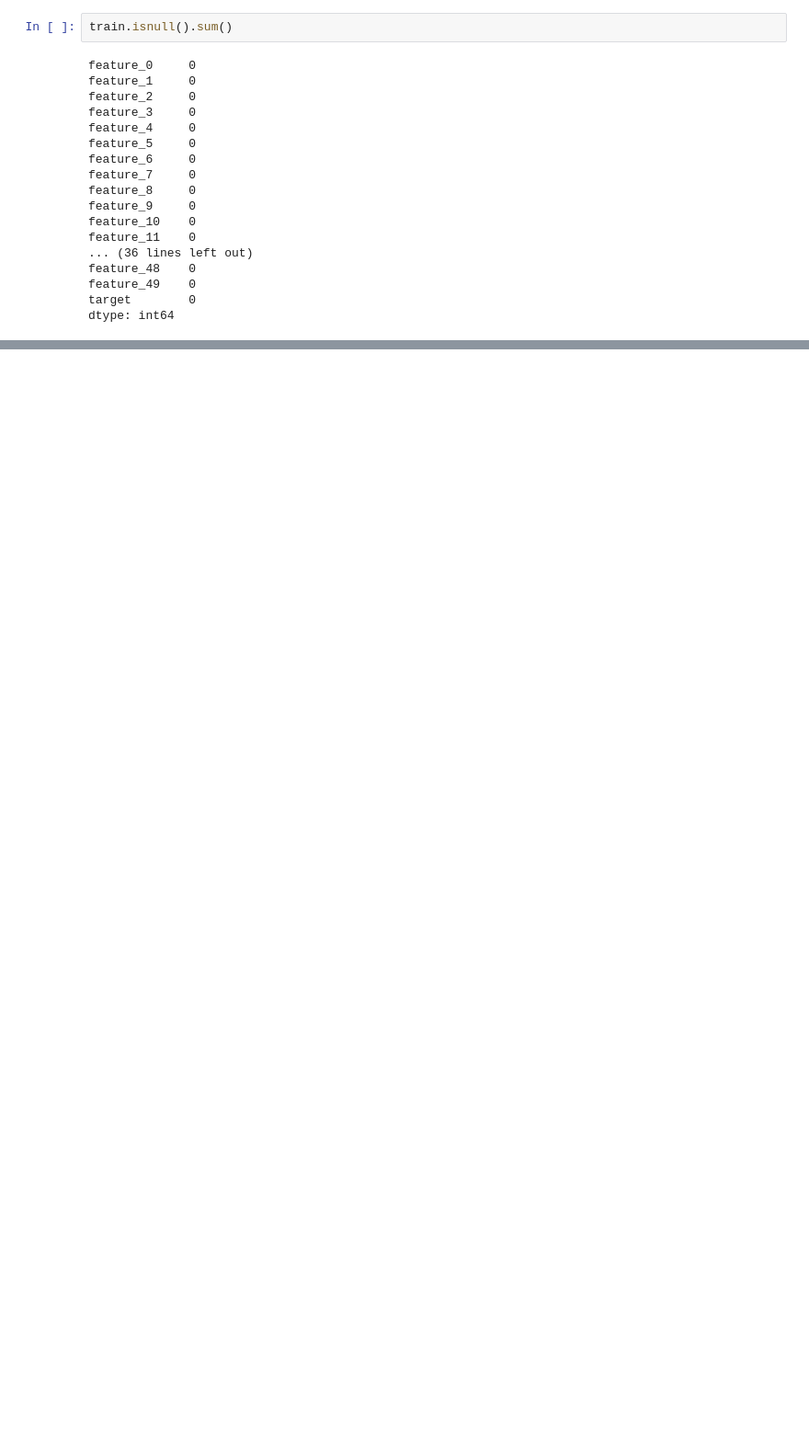
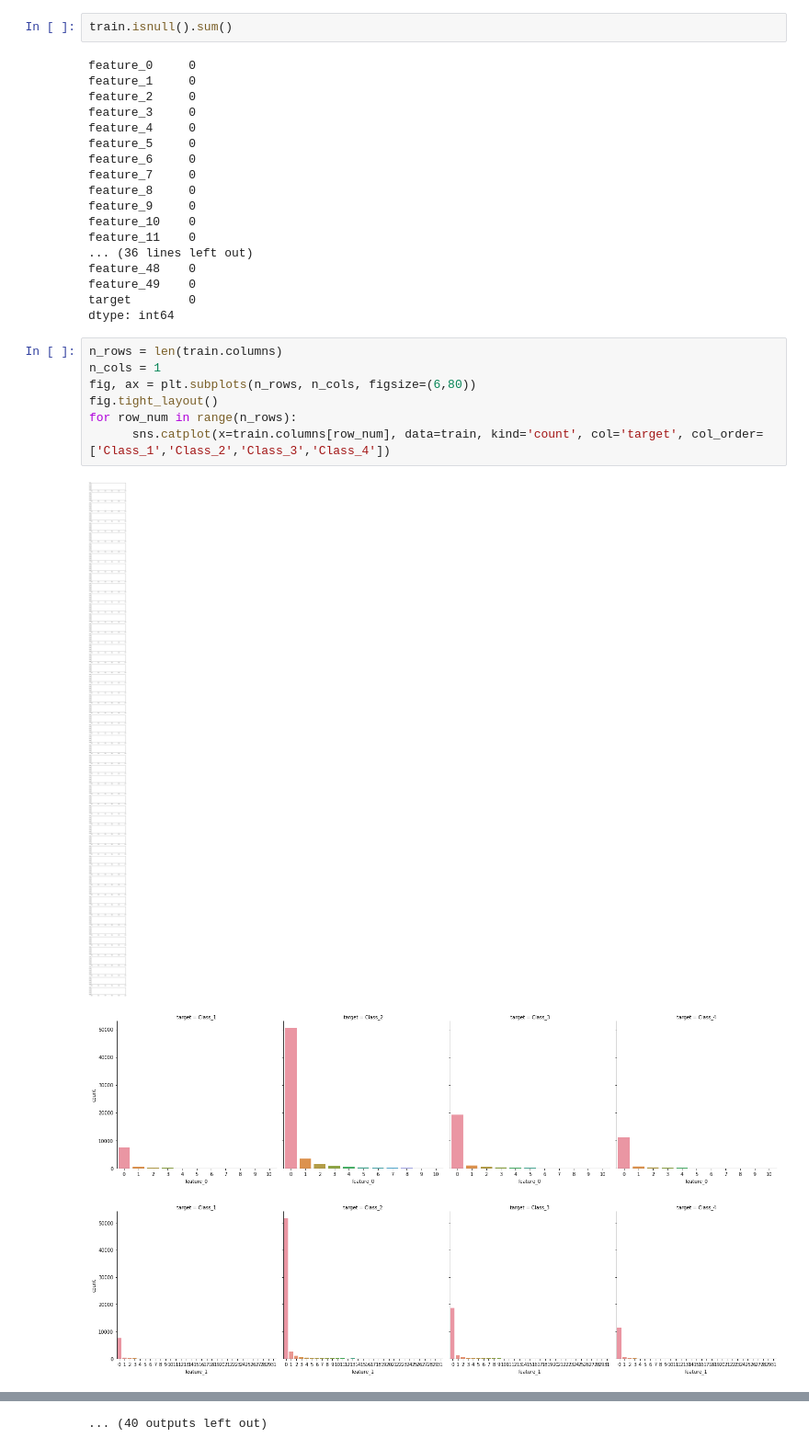
Before and after one commit to shreyansh273/TPS-May-2021, a Jupyter notebook: TPS_May2021.ipynb, the cells around one changed output, grey strips where cells are left out. Shown at 92% size. Saved outputs shown, nothing was run; the diff lists cells and outputs as text; blank space fills up the shorter version.

```diff
--- a/TPS_May2021.ipynb
+++ b/TPS_May2021.ipynb
@@ -93,3 +93,14 @@ feature_48    0
 feature_49    0
 target        0
 dtype: int64
+# %%
+n_rows = len(train.columns)
+n_cols = 1
+fig, ax = plt.subplots(n_rows, n_cols, figsize=(6,80))
+fig.tight_layout()
+for row_num in range(n_rows):
+      sns.catplot(x=train.columns[row_num], data=train, kind='count', col='target', col_order=['Class_1','Class_2','Class_3','Class_4'])
+# %% [output]
+[figure, added]
+[figure, added]
+[figure, added]
@@ -95,0 +116 @@ dtype: int64
+... (40 outputs left out)
```
Also changed, not shown: parts of 10 cells of this notebook.
